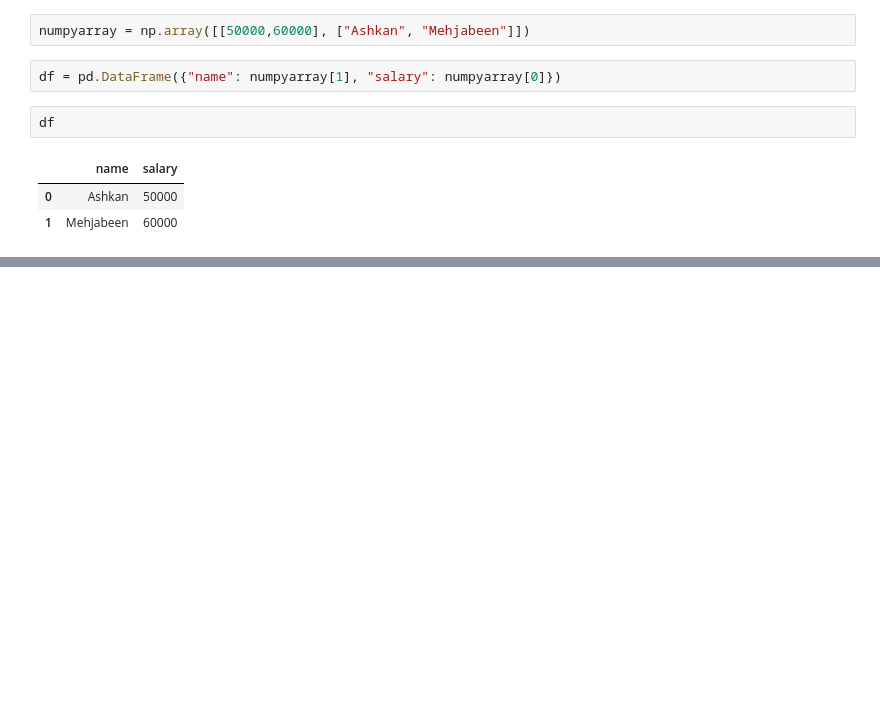
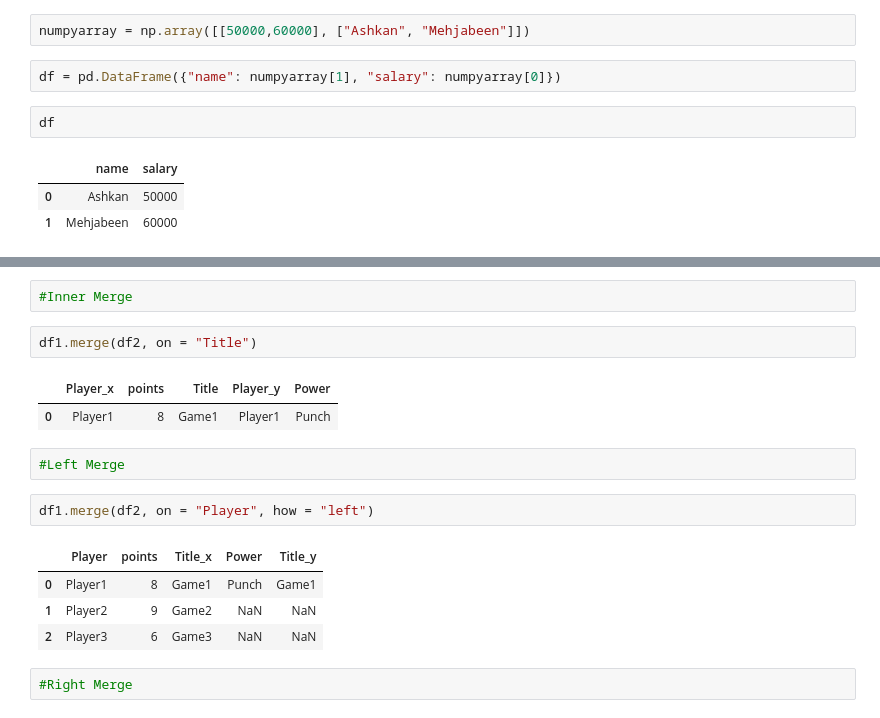
Before and after one commit to ashkanmulla/Ashkan_Data_Science_Practice, a Jupyter notebook: Pandas_Practice.ipynb, the cells around one changed output, grey strips where cells are left out. Drawn from its saved outputs; the diff is of its cells as text; blank space fills up the shorter version.

```diff
--- a/Pandas_Practice.ipynb
+++ b/Pandas_Practice.ipynb
@@ -87,0 +122,18 @@ df
+# %%
+#Inner Merge
+# %%
+df1.merge(df2, on = "Title")
+# %% [output]
+|  | Player_x | points | Title | Player_y | Power |
+| 0 | Player1 | 8 | Game1 | Player1 | Punch |
+# %%
+#Left Merge
+# %%
+df1.merge(df2, on = "Player", how = "left")
+# %% [output]
+|  | Player | points | Title_x | Power | Title_y |
+| 0 | Player1 | 8 | Game1 | Punch | Game1 |
+| 1 | Player2 | 9 | Game2 | NaN | NaN |
+| 2 | Player3 | 6 | Game3 | NaN | NaN |
+# %%
+#Right Merge
```
Also changed, not shown: parts of 27 cells of this notebook.
